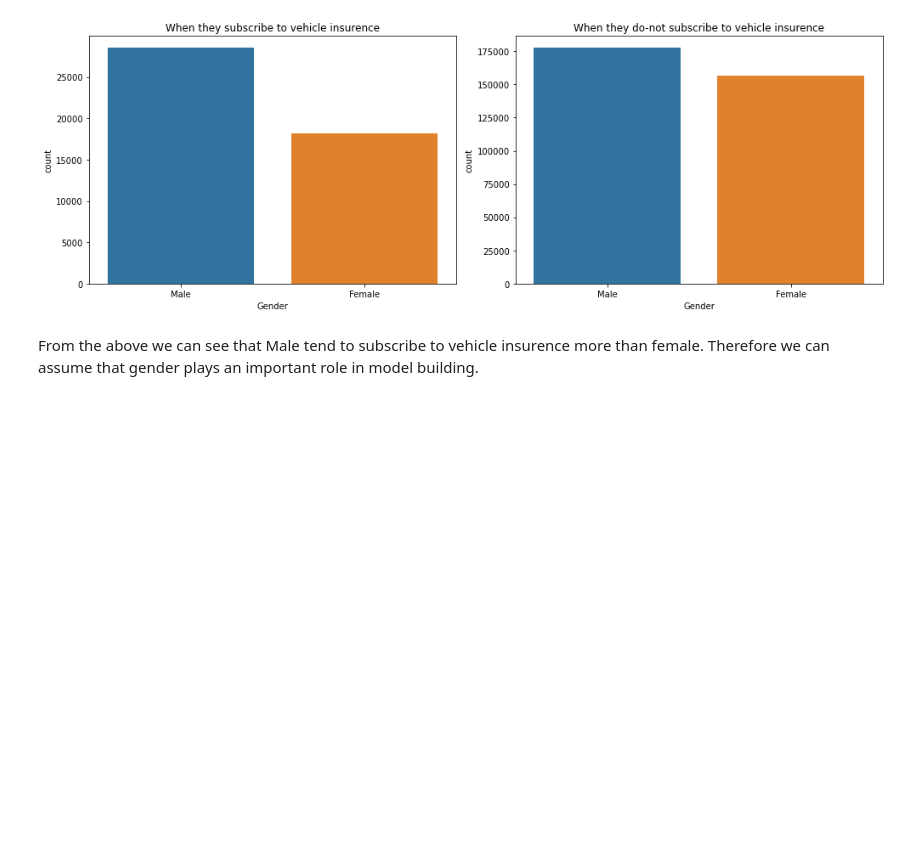
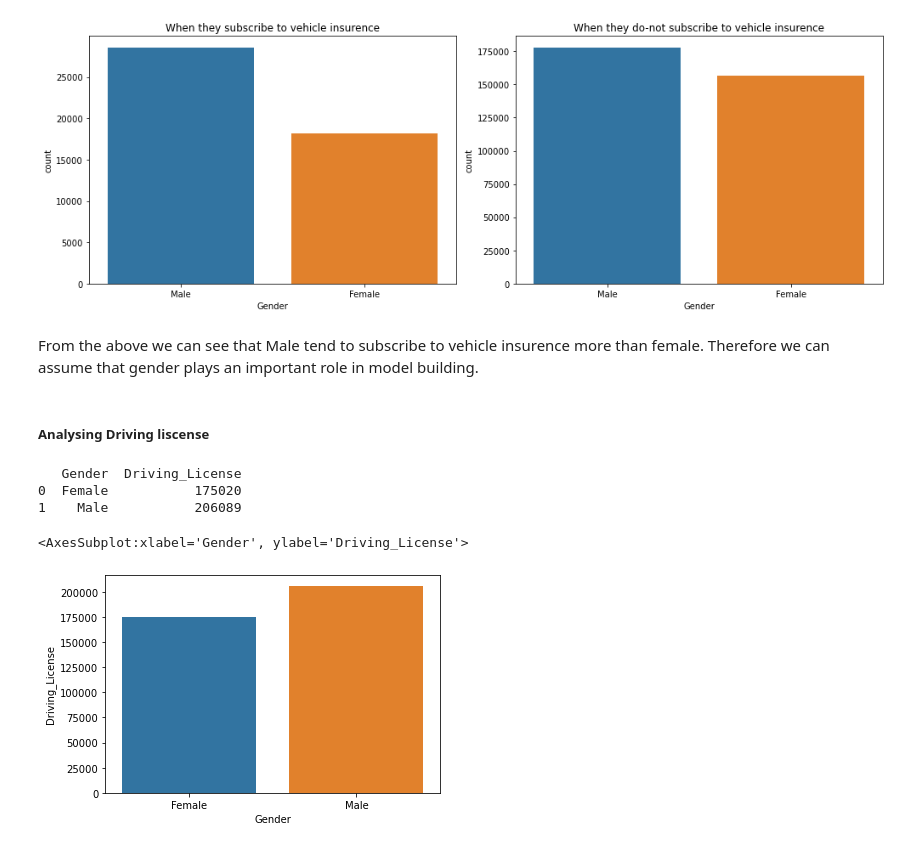
Before and after one commit to kaushik-holla/Health_Insurence_Crosssell_Prediciton, a Jupyter notebook: EDA and Prediction.ipynb, the cells around one changed output. Saved outputs shown, nothing was run; the diff lists cells and outputs as text; code cells hidden in the pictures; blank space fills up the shorter version.

```diff
--- a/EDA and Prediction.ipynb
+++ b/EDA and Prediction.ipynb
@@ -144,0 +149,13 @@ From the above we can see that Male tend to subscribe to vehicle insurence more
+# %% [markdown]
+##### Analysing Driving liscense
+# %%
+### Analysing Driving liscense
+temp = train_df.groupby(["Gender"]).count()["Driving_License"].to_frame().reset_index()
+print(temp)
+sns.barplot(x = temp["Gender"], y = temp["Driving_License"])
+# %% [output]
+   Gender  Driving_License
+0  Female           175020
+1    Male           206089
+<AxesSubplot:xlabel='Gender', ylabel='Driving_License'>
+[figure, added]
```
Also changed, not shown: parts of 27 cells of this notebook.
